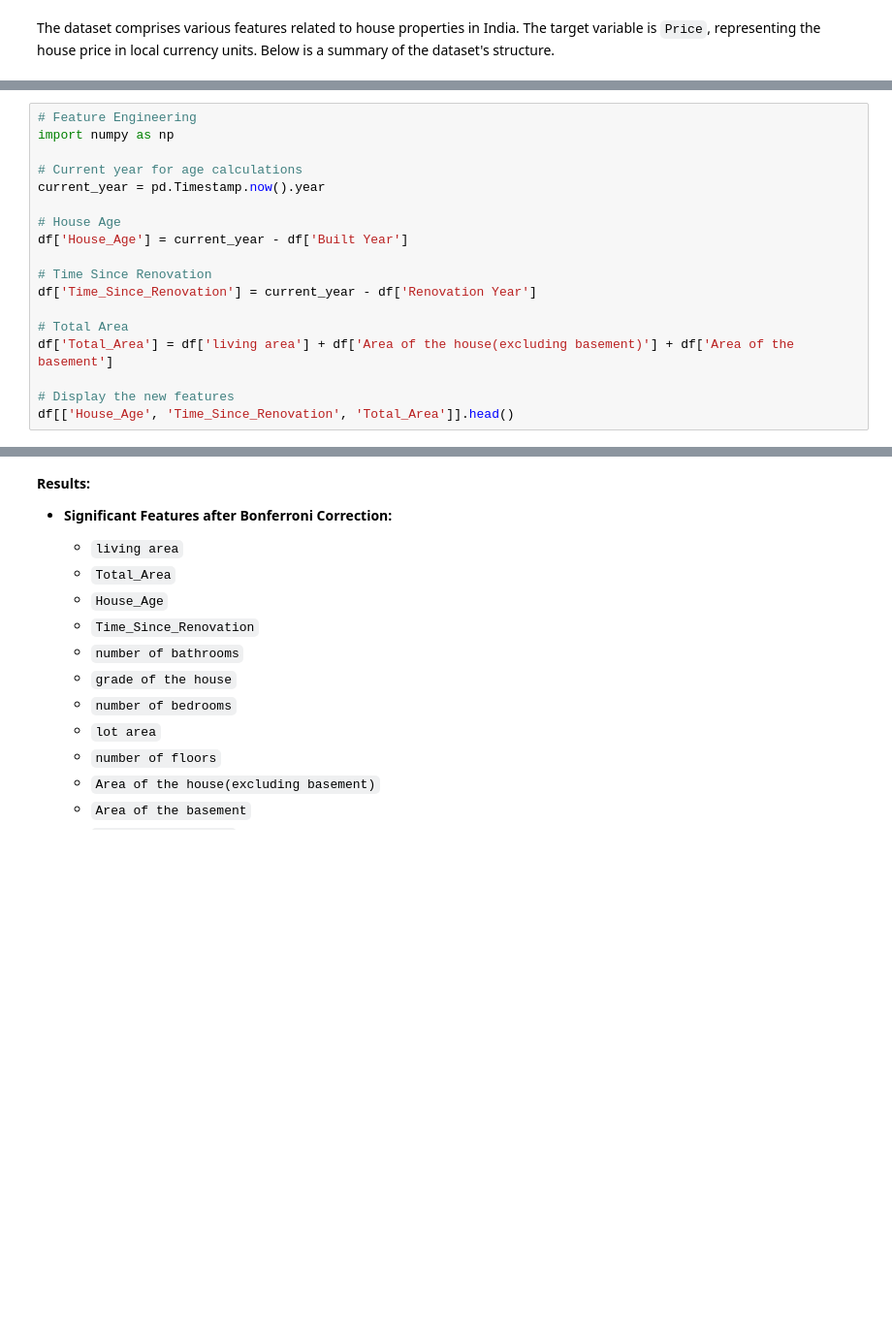
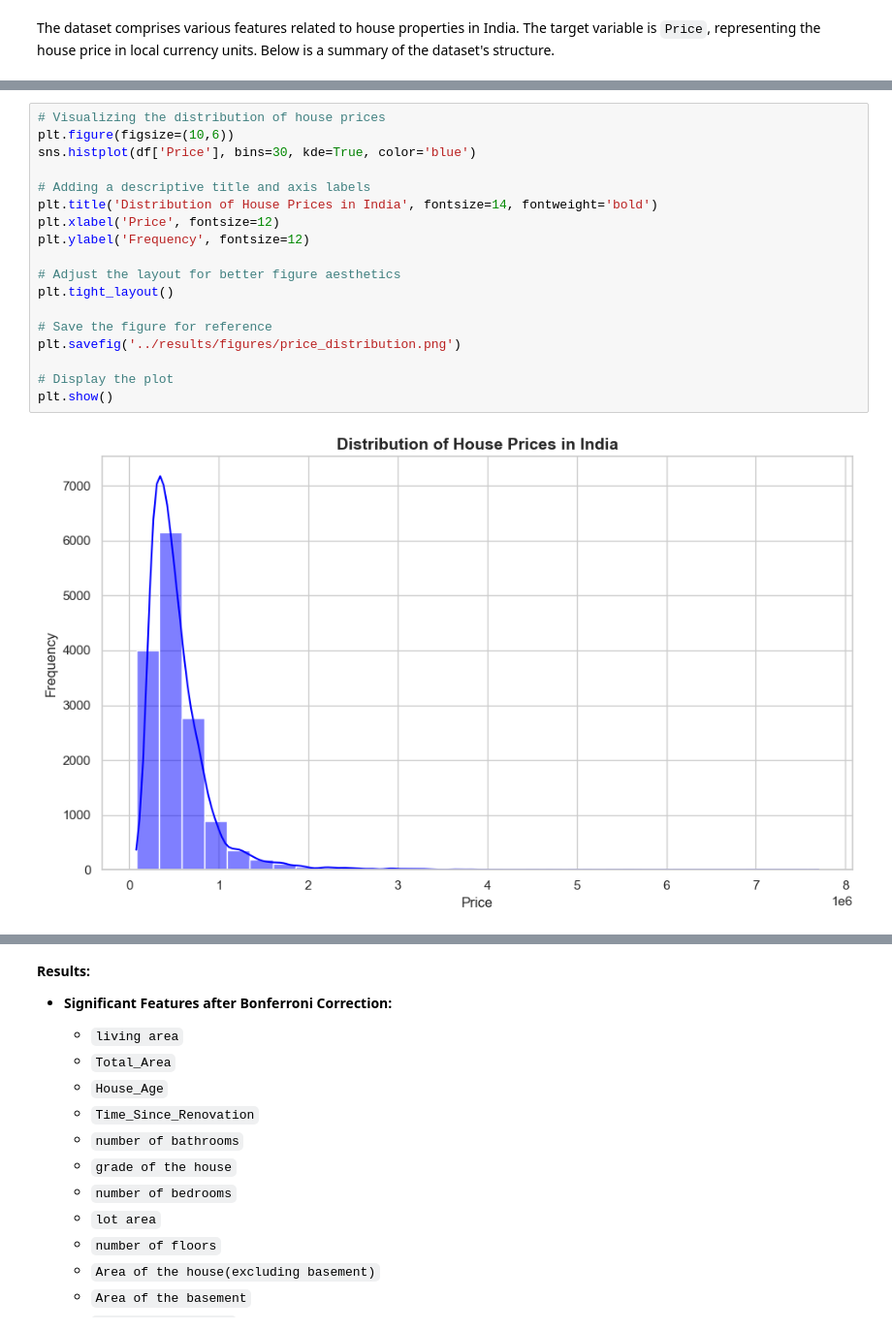
Before and after one commit to OriLipper/statistical-theory, a Jupyter notebook: notebooks/Statistical_Theory.ipynb, the cells around one changed output, grey strips where cells are left out. Shown at 97% size. Drawn from its saved outputs; the diff is of its cells as text; blank space fills up the shorter version.

```diff
--- a/notebooks/Statistical_Theory.ipynb
+++ b/notebooks/Statistical_Theory.ipynb
@@ -351,18 +118,0 @@ Feature engineering involves creating new variables or transforming existing one
-# %%
-# Feature Engineering
-import numpy as np
-
-# Current year for age calculations
-current_year = pd.Timestamp.now().year
-
-# House Age
-df['House_Age'] = current_year - df['Built Year']
-
-# Time Since Renovation
-df['Time_Since_Renovation'] = current_year - df['Renovation Year']
-
-# Total Area
-df['Total_Area'] = df['living area'] + df['Area of the house(excluding basement)'] + df['Area of the basement']
-
-# Display the new features
-df[['House_Age', 'Time_Since_Renovation', 'Total_Area']].head()
@@ -441,0 +141,20 @@ Unsignificant Features after Bonferroni Correction:
+# %%
+# Visualizing the distribution of house prices
+plt.figure(figsize=(10,6))
+sns.histplot(df['Price'], bins=30, kde=True, color='blue')
+
+# Adding a descriptive title and axis labels
+plt.title('Distribution of House Prices in India', fontsize=14, fontweight='bold')
+plt.xlabel('Price', fontsize=12)
+plt.ylabel('Frequency', fontsize=12)
+
+# Adjust the layout for better figure aesthetics
+plt.tight_layout()
+
+# Save the figure for reference
+plt.savefig('../results/figures/price_distribution.png')
+
+# Display the plot
+plt.show()
+# %% [output]
+[figure, added]
```
Also changed, not shown: parts of 118 cells of this notebook, 14 other files.
